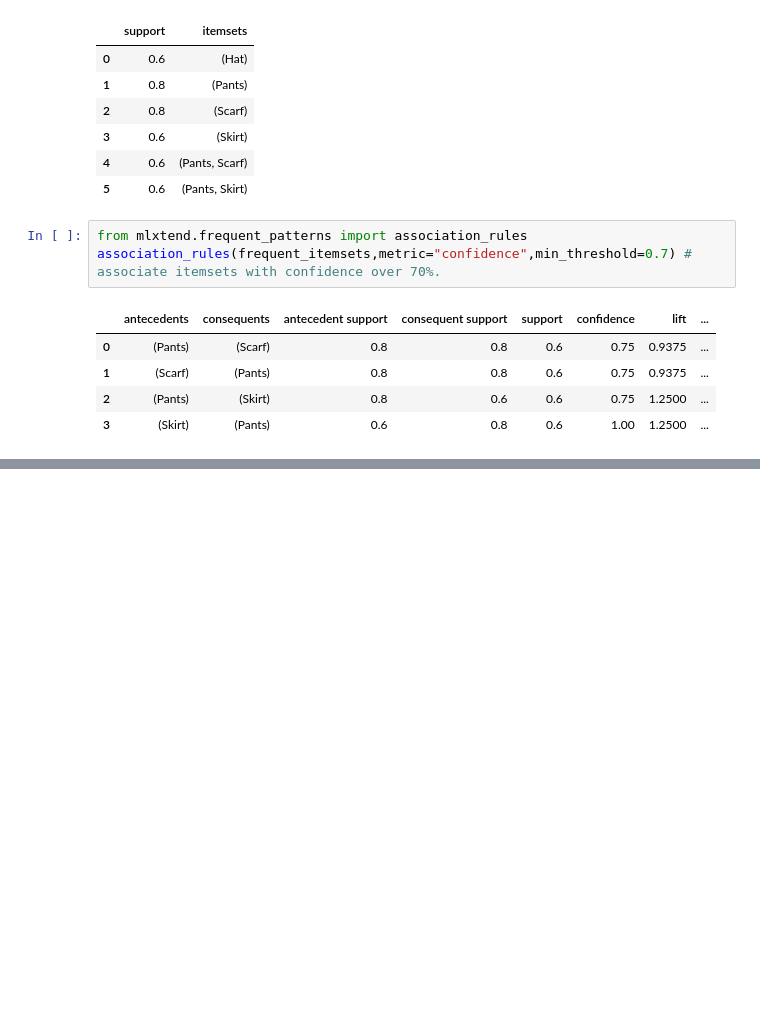
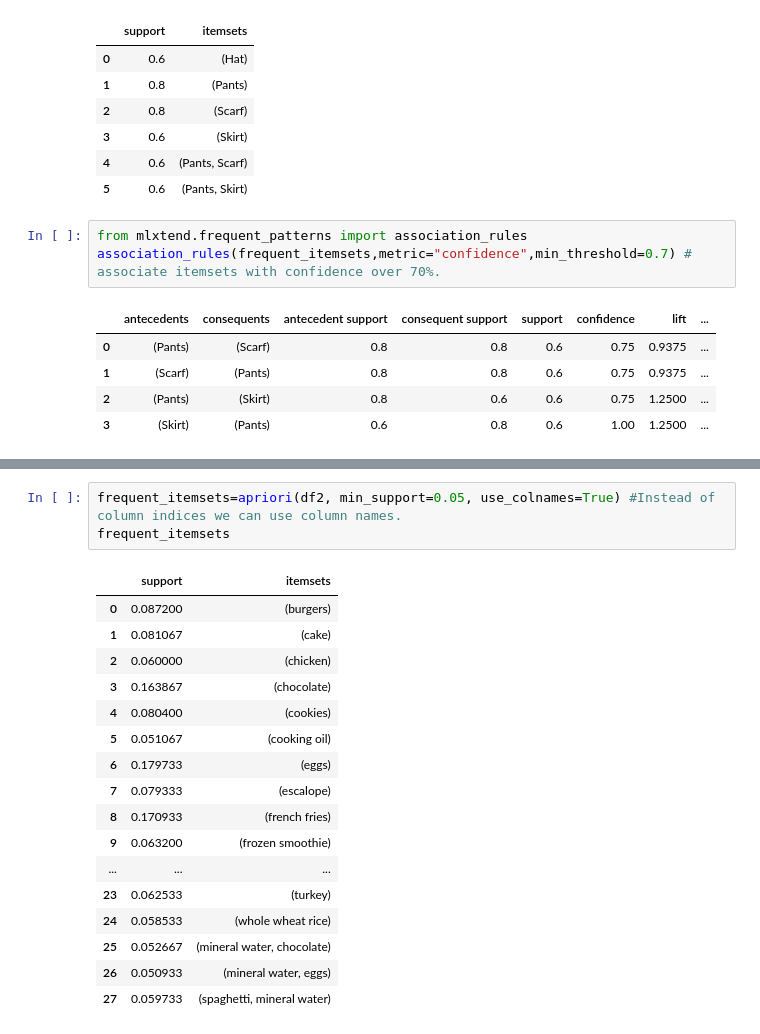
Before and after one commit to HamoudaBenAbdennebi/ai, a Jupyter notebook: Untitled2.ipynb, the cells around one changed output, grey strips where cells are left out. Saved outputs shown, nothing was run; the diff lists cells and outputs as text; blank space fills up the shorter version.

```diff
--- a/Untitled2.ipynb
+++ b/Untitled2.ipynb
@@ -99,2 +129,23 @@ association_rules(frequent_itemsets,metric="confidence",min_threshold=0.7) # ass
+# %%
+frequent_itemsets=apriori(df2, min_support=0.05, use_colnames=True) #Instead of column indices we can use column names.
+frequent_itemsets
+# %% [output]
+|  | support | itemsets |
+| 0 | 0.087200 | (burgers) |
+| 1 | 0.081067 | (cake) |
+| 2 | 0.060000 | (chicken) |
+| 3 | 0.163867 | (chocolate) |
+| 4 | 0.080400 | (cookies) |
+| 5 | 0.051067 | (cooking oil) |
+| 6 | 0.179733 | (eggs) |
+| 7 | 0.079333 | (escalope) |
+| 8 | 0.170933 | (french fries) |
+| 9 | 0.063200 | (frozen smoothie) |
+| ... | ... | ... |
+| 23 | 0.062533 | (turkey) |
+| 24 | 0.058533 | (whole wheat rice) |
+| 25 | 0.052667 | (mineral water, chocolate) |
+| 26 | 0.050933 | (mineral water, eggs) |
+| 27 | 0.059733 | (spaghetti, mineral water) |
 # %%
 from mlxtend.frequent_patterns import association_rules
```
Also changed, not shown: parts of 4 cells of this notebook.
